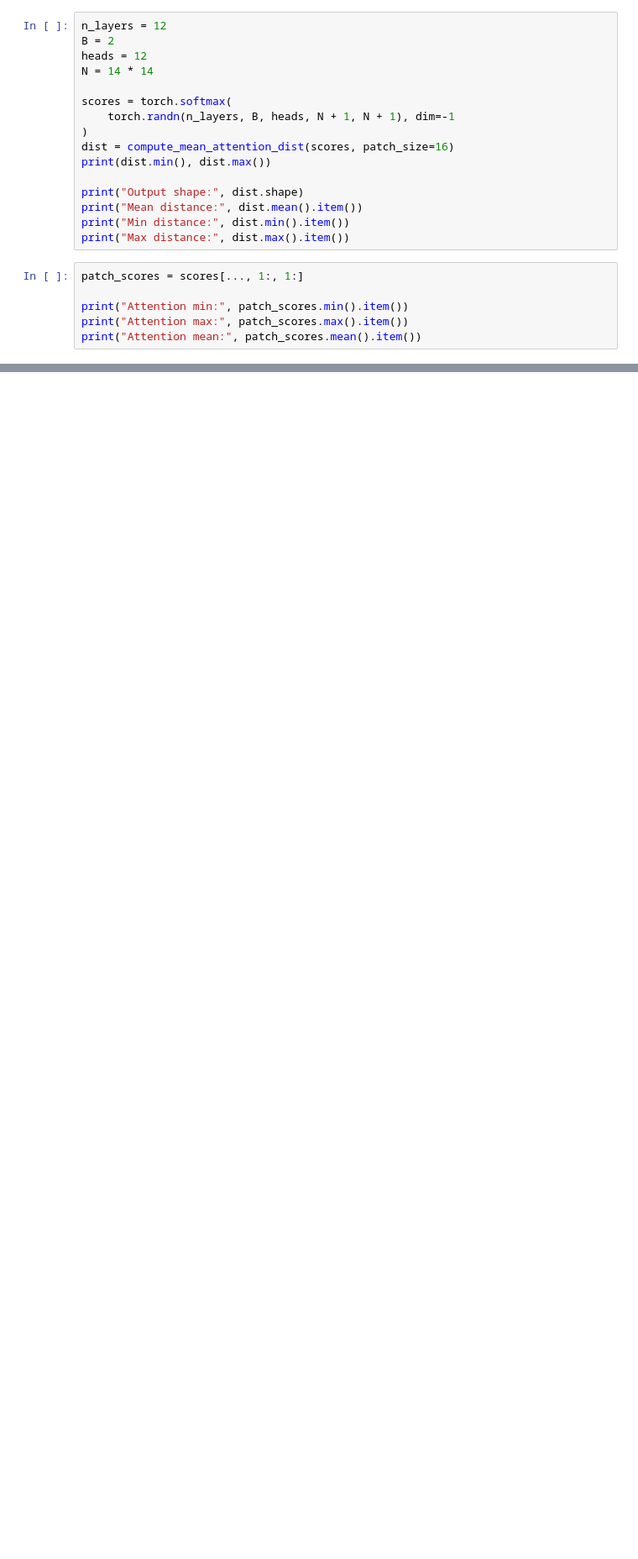
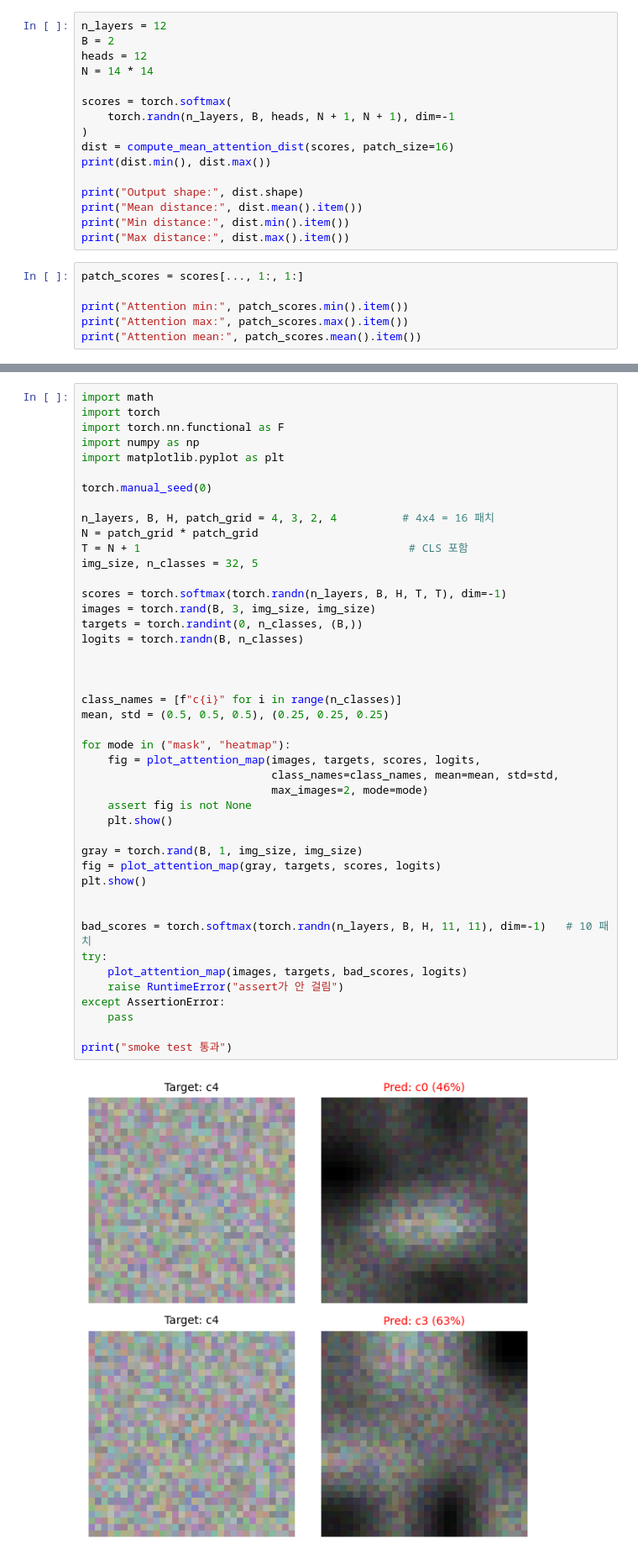
Before and after one commit to Alchwalch/Deep-Learning-Study, a Jupyter notebook: ViT/ipynb_file/methods.ipynb, the cells around one changed output, grey strips where cells are left out. Shown at 84% size. Saved outputs shown, nothing was run; the diff lists cells and outputs as text; blank space fills up the shorter version.

```diff
--- a/ViT/ipynb_file/methods.ipynb
+++ b/ViT/ipynb_file/methods.ipynb
@@ -297,0 +377,46 @@ print("Attention mean:", patch_scores.mean().item())
+# %%
+import math
+import torch
+import torch.nn.functional as F
+import numpy as np
+import matplotlib.pyplot as plt
+
+torch.manual_seed(0)
+
+n_layers, B, H, patch_grid = 4, 3, 2, 4          # 4x4 = 16 패치
+N = patch_grid * patch_grid
+T = N + 1                                         # CLS 포함
+img_size, n_classes = 32, 5
+
+scores = torch.softmax(torch.randn(n_layers, B, H, T, T), dim=-1)
+images = torch.rand(B, 3, img_size, img_size)
+targets = torch.randint(0, n_classes, (B,))
+logits = torch.randn(B, n_classes)
+
+
+
+class_names = [f"c{i}" for i in range(n_classes)]
+mean, std = (0.5, 0.5, 0.5), (0.25, 0.25, 0.25)
+
+for mode in ("mask", "heatmap"):
+    fig = plot_attention_map(images, targets, scores, logits,
+                             class_names=class_names, mean=mean, std=std,
+                             max_images=2, mode=mode)
+    assert fig is not None
+    plt.show()
+
+gray = torch.rand(B, 1, img_size, img_size)
+fig = plot_attention_map(gray, targets, scores, logits)
+plt.show()
+
+
+bad_scores = torch.softmax(torch.randn(n_layers, B, H, 11, 11), dim=-1)   # 10 패치
+try:
+    plot_attention_map(images, targets, bad_scores, logits)
+    raise RuntimeError("assert가 안 걸림")
+except AssertionError:
+    pass
+
+print("smoke test 통과")
+# %% [output]
+[figure, added]
```
Also changed, not shown: parts of 13 cells of this notebook, 3 other files.
